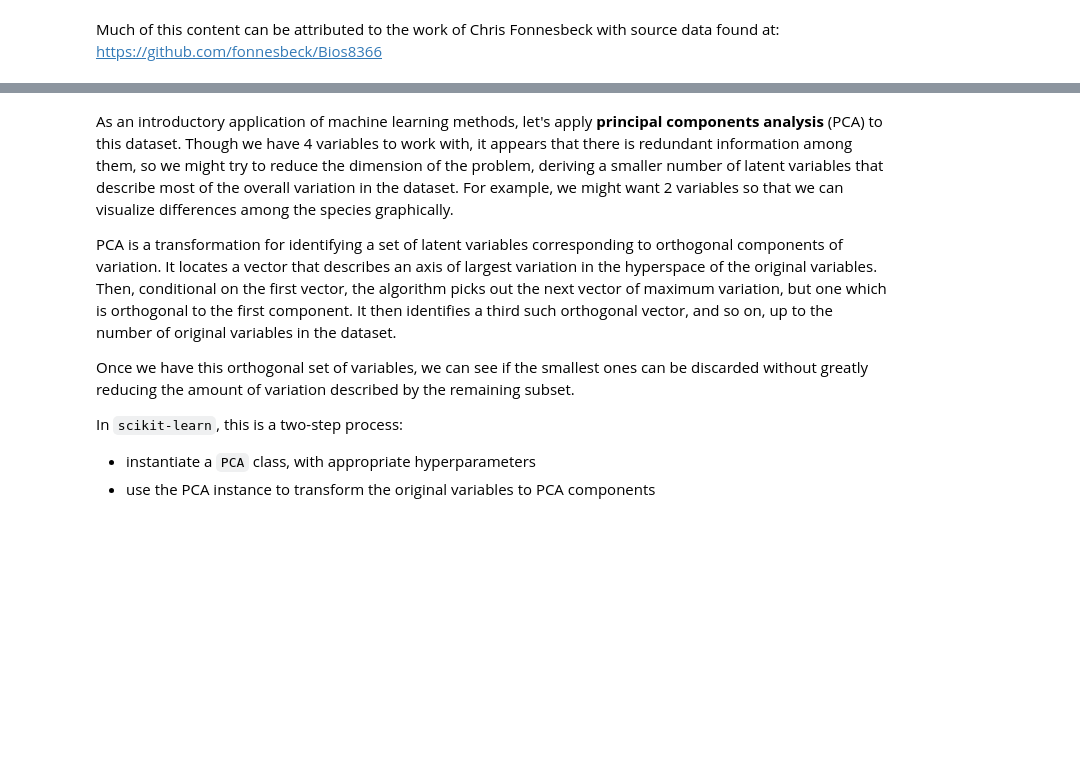
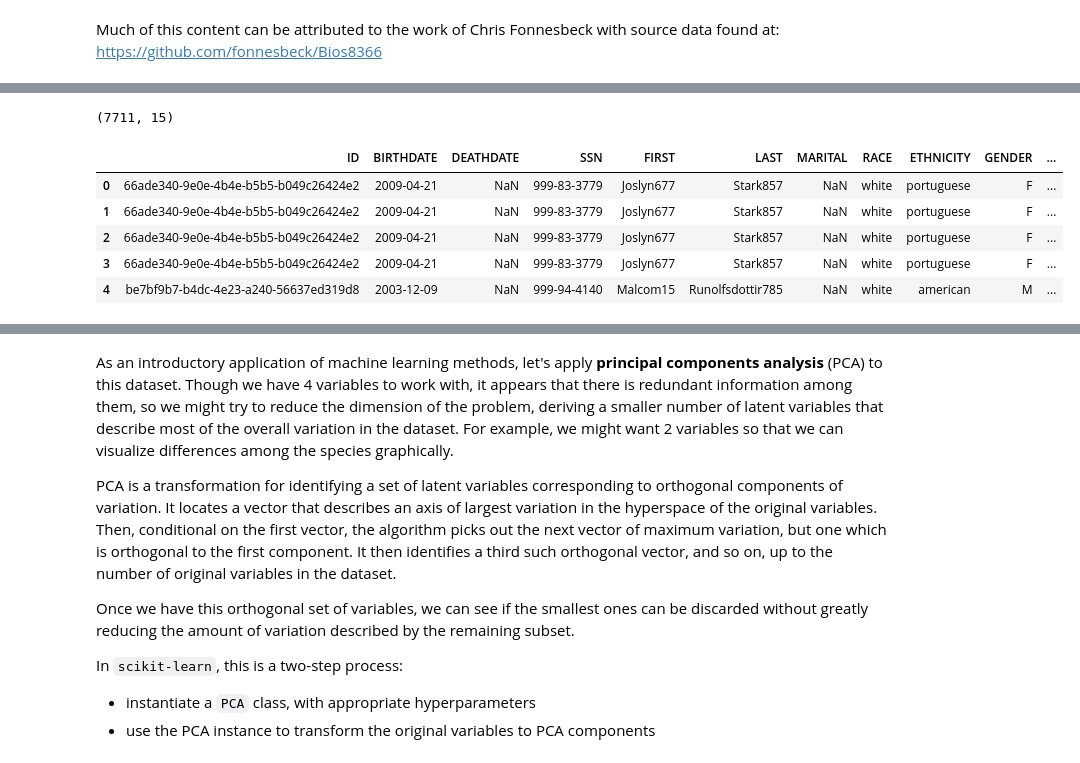
Before and after one commit to alvinjeffery/nursing_data_science, a Jupyter notebook: model_development.ipynb, the cells around one changed output, grey strips where cells are left out. Drawn from its saved outputs; the diff is of its cells as text; code cells hidden in the pictures; blank space fills up the shorter version.

```diff
--- a/model_development.ipynb
+++ b/model_development.ipynb
@@ -81,0 +56,9 @@ Looking at the data, there appears to be information in the predictors to distin
+# %%
+# load data
+patients = pd.read_csv('./data/patients.csv')
+conditions = pd.read_csv('./data/conditions.csv')
+# %%
+# make sure data "look" right
+patients = patients.drop(columns=['DRIVERS', 'PASSPORT', 'PREFIX', 'SUFFIX', 'MAIDEN', 'BIRTHPLACE', 'ADDRESS'])
+print(patients.shape)
+patients.head()
@@ -81,0 +73,6 @@ Looking at the data, there appears to be information in the predictors to distin
+# %%
+# rename PATIENT to ID to match other table
+conditions = conditions.rename(columns={"PATIENT": "ID"})
+
+print(conditions.shape)
+conditions.head()
@@ -81,0 +87,13 @@ Looking at the data, there appears to be information in the predictors to distin
+# %%
+# merge datasets
+df = patients.merge(conditions, how='inner', on='ID')
+print(df.shape)
+df.head()
+# %% [output]
+(7711, 15)
+|  | ID | BIRTHDATE | DEATHDATE | SSN | FIRST | LAST | MARITAL | RACE | ETHNICITY | GENDER | ... |
+| 0 | 66ade340-9e0e-4b4e-b5b5-b049c26424e2 | 2009-04-21 | NaN | 999-83-3779 | Joslyn677 | Stark857 | NaN | white | portuguese | F | ... |
+| 1 | 66ade340-9e0e-4b4e-b5b5-b049c26424e2 | 2009-04-21 | NaN | 999-83-3779 | Joslyn677 | Stark857 | NaN | white | portuguese | F | ... |
+| 2 | 66ade340-9e0e-4b4e-b5b5-b049c26424e2 | 2009-04-21 | NaN | 999-83-3779 | Joslyn677 | Stark857 | NaN | white | portuguese | F | ... |
+| 3 | 66ade340-9e0e-4b4e-b5b5-b049c26424e2 | 2009-04-21 | NaN | 999-83-3779 | Joslyn677 | Stark857 | NaN | white | portuguese | F | ... |
+| 4 | be7bf9b7-b4dc-4e23-a240-56637ed319d8 | 2003-12-09 | NaN | 999-94-4140 | Malcom15 | Runolfsdottir785 | NaN | white | american | M | ... |
```
Also changed, not shown: parts of 29 cells of this notebook, 1 other file.
